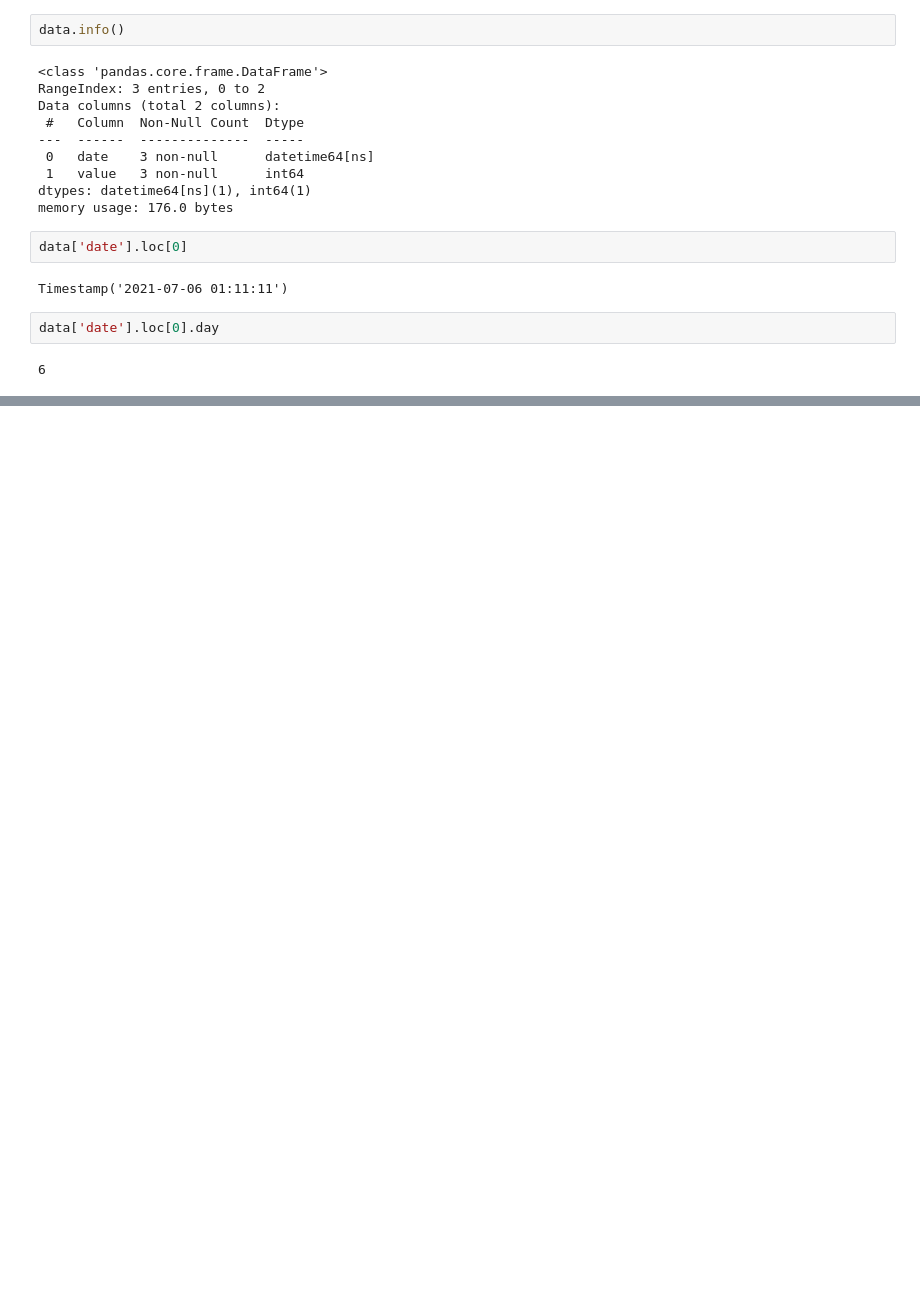
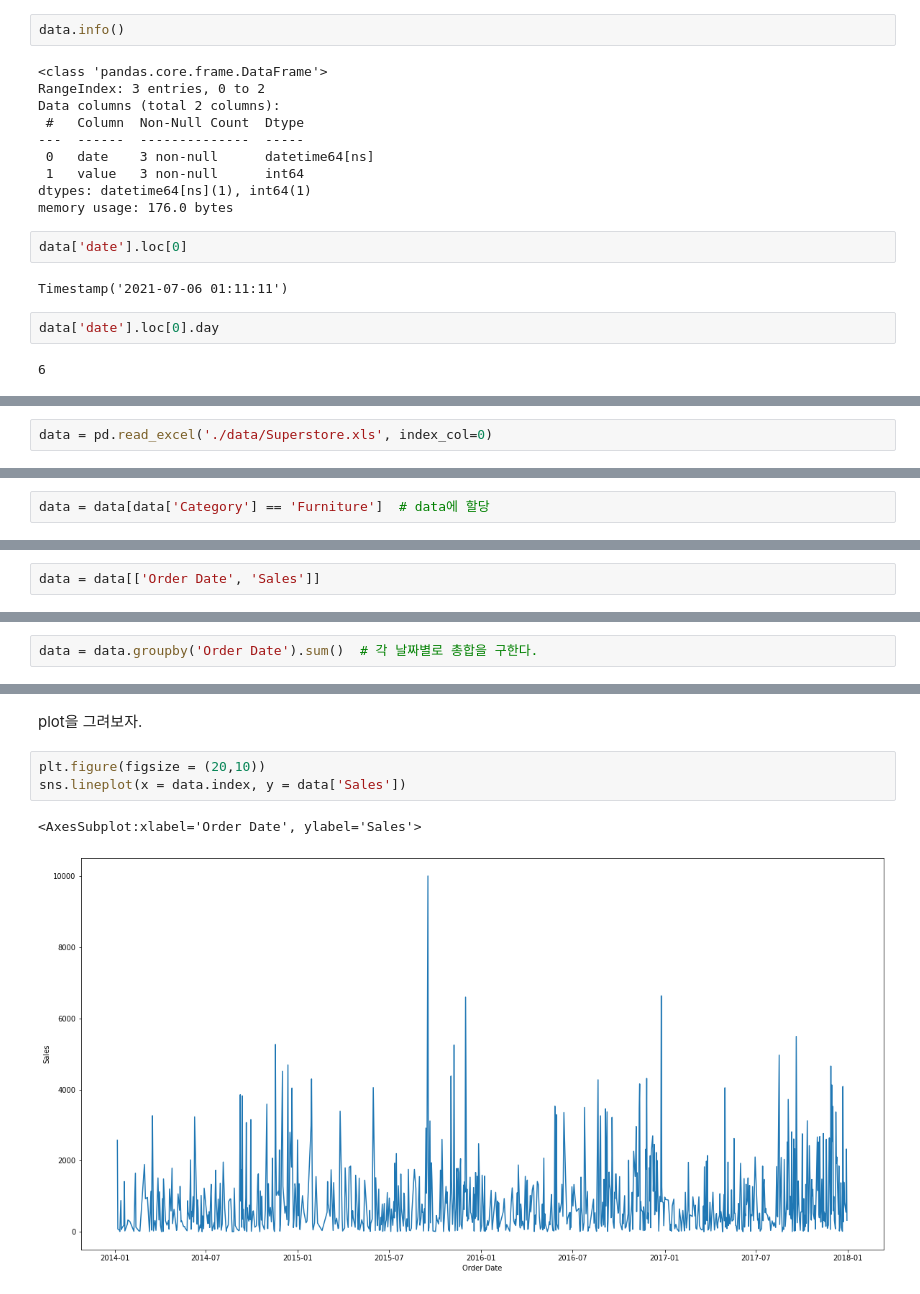
Before and after one commit to goldang01/E-Commerce, a Jupyter notebook: Chapter08.Times Series.ipynb, the cells around one changed output, grey strips where cells are left out. Cells and saved outputs as stored; diff of their text form; blank space fills up the shorter version.

```diff
--- a/Chapter08.Times Series.ipynb
+++ b/Chapter08.Times Series.ipynb
@@ -164,0 +514,2 @@ data['date'].loc[0].day
+# %%
+data = pd.read_excel('./data/Superstore.xls', index_col=0)
@@ -164,0 +622,2 @@ data['date'].loc[0].day
+# %%
+data = data[data['Category'] == 'Furniture']  # data에 할당
@@ -164,0 +634,2 @@ data['date'].loc[0].day
+# %%
+data = data[['Order Date', 'Sales']]
@@ -164,0 +672,2 @@ data['date'].loc[0].day
+# %%
+data = data.groupby('Order Date').sum()  # 각 날짜별로 총합을 구한다.
@@ -164,0 +702,8 @@ data['date'].loc[0].day
+# %% [markdown]
+plot을 그려보자.
+# %%
+plt.figure(figsize = (20,10))
+sns.lineplot(x = data.index, y = data['Sales'])
+# %% [output]
+<AxesSubplot:xlabel='Order Date', ylabel='Sales'>
+[figure, added]
```
Also changed, not shown: parts of 156 cells of this notebook, 1 other file.
